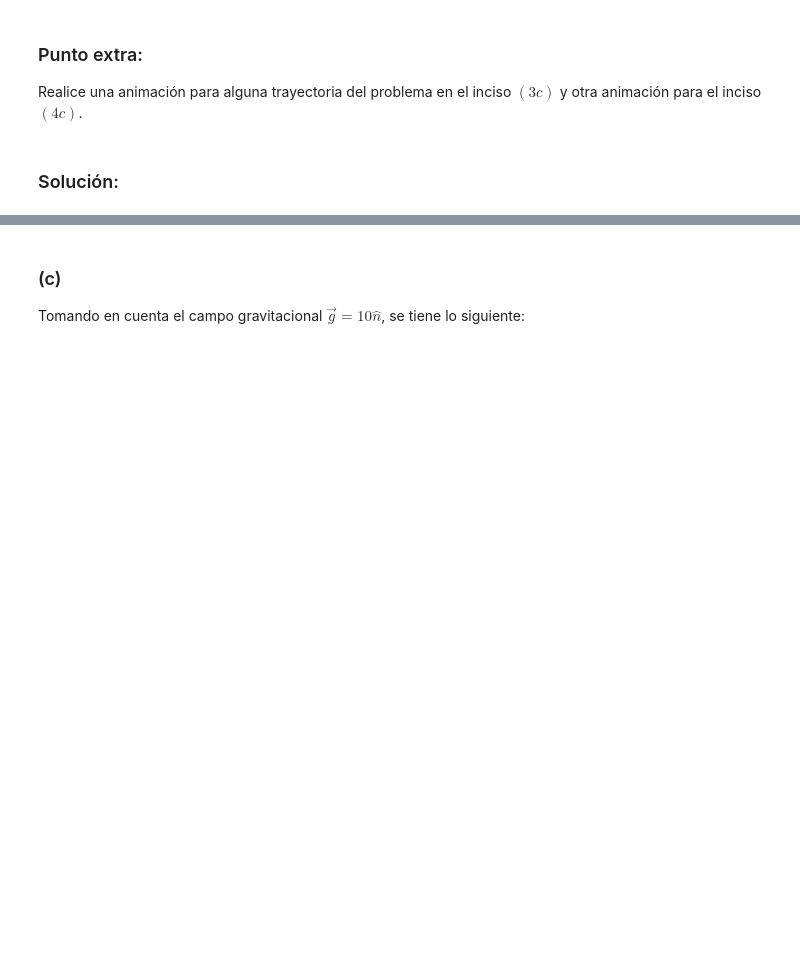
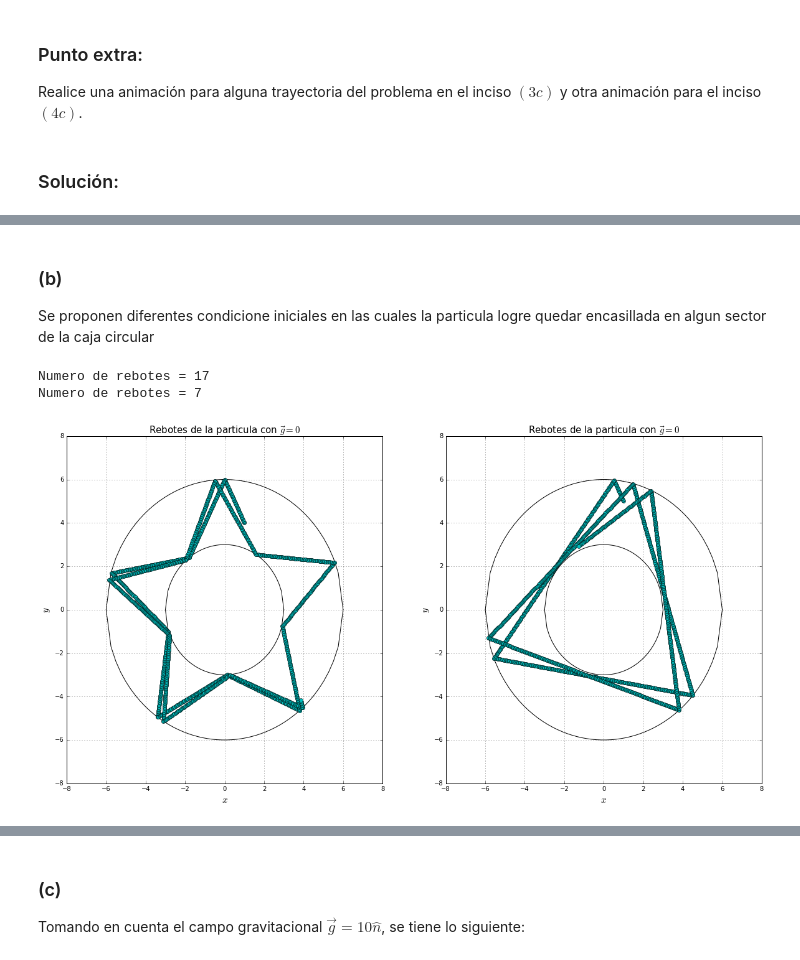
Before and after one commit to iselplabo93/Examenes, a Jupyter notebook: Examen1.ipynb, the cells around one changed output, grey strips where cells are left out. Saved outputs shown, nothing was run; the diff lists cells and outputs as text; code cells hidden in the pictures; blank space fills up the shorter version.

```diff
--- a/Examen1.ipynb
+++ b/Examen1.ipynb
@@ -617,0 +613,44 @@ Numero de rebotes = 96
+# %% [markdown]
+### (b)
+
+Se proponen diferentes condicione iniciales en las cuales la particula logre quedar encasillada en algun sector de la caja circular
+# %%
+plt.subplots(figsize=(20,10))
+
+subplot(121)
+
+#Se grafican las trayectorias de los rebotes dados por la particula en caja circular
+#de tal manera que la gravedad es nula
+xlim([-8,8]),ylim([-8,8])
+a=3 #radio de la circunferencia interior
+b=2*a #radio de la circunferencia exterior
+sol=caja_circ(1,4,-2,4,1500,0,a,b) #condiciones iniciales arbitrarias para caja circular
+#Se grafica la caja circular
+x,y,u,v=linspace(-b,b),linspace(-b,b),linspace(-a,a),linspace(-a,a)
+plot(x,sqrt(-x**2+b**2),'black'),plot(y,-sqrt(-y**2+b**2),'black'),plot(u,sqrt(-u**2+a**2),'black'),plot(v,-sqrt(-v**2+a**2),'black')
+plot(sol[0],sol[1],'o',color='c') #grafica los puntos de la trayectoria
+xlabel('$x$',fontsize=15)
+ylabel('$y$',fontsize=15)
+grid(True)
+title('Rebotes de la particula con $\\vec{g}=0$',fontsize=15)
+
+subplot(122)
+
+xlim([-8,8]),ylim([-8,8])
+a=3 #radio de la circunferencia interior
+b=2*a #radio de la circunferencia exterior
+sol=caja_circ(1,5,-2,4,1500,0,a,b) #condiciones iniciales arbitrarias para caja circular
+#Se grafica la caja circular
+x,y,u,v=linspace(-b,b),linspace(-b,b),linspace(-a,a),linspace(-a,a)
+plot(x,sqrt(-x**2+b**2),'black'),plot(y,-sqrt(-y**2+b**2),'black'),plot(u,sqrt(-u**2+a**2),'black'),plot(v,-sqrt(-v**2+a**2),'black')
+plot(sol[0],sol[1],'o',color='c') #grafica los puntos de la trayectoria
+xlabel('$x$',fontsize=15)
+ylabel('$y$',fontsize=15)
+grid(True)
+title('Rebotes de la particula con $\\vec{g}=0$',fontsize=15)
+
+show()
+# %% [output]
+Numero de rebotes = 17
+Numero de rebotes = 7
+[figure, added]
```
Also changed, not shown: parts of 7 cells of this notebook.
